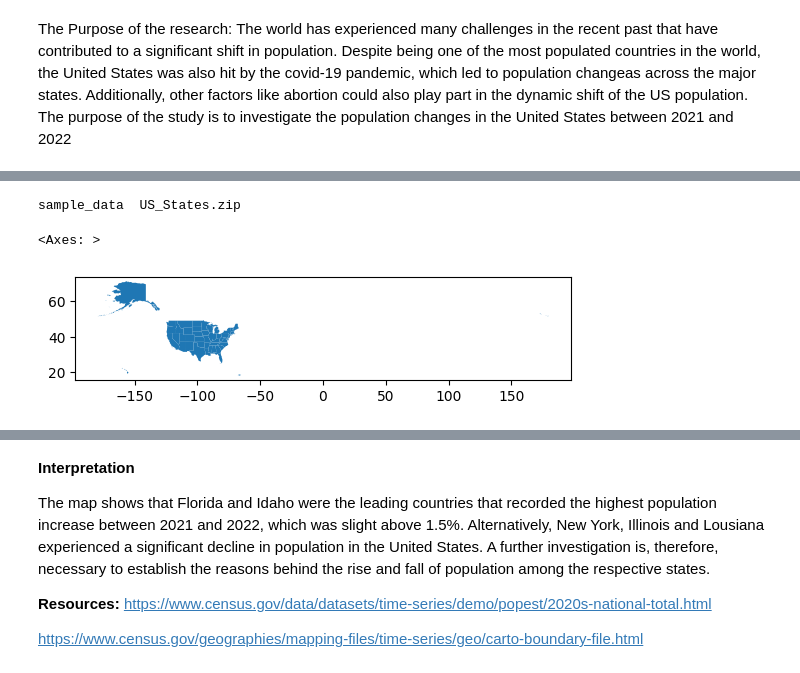
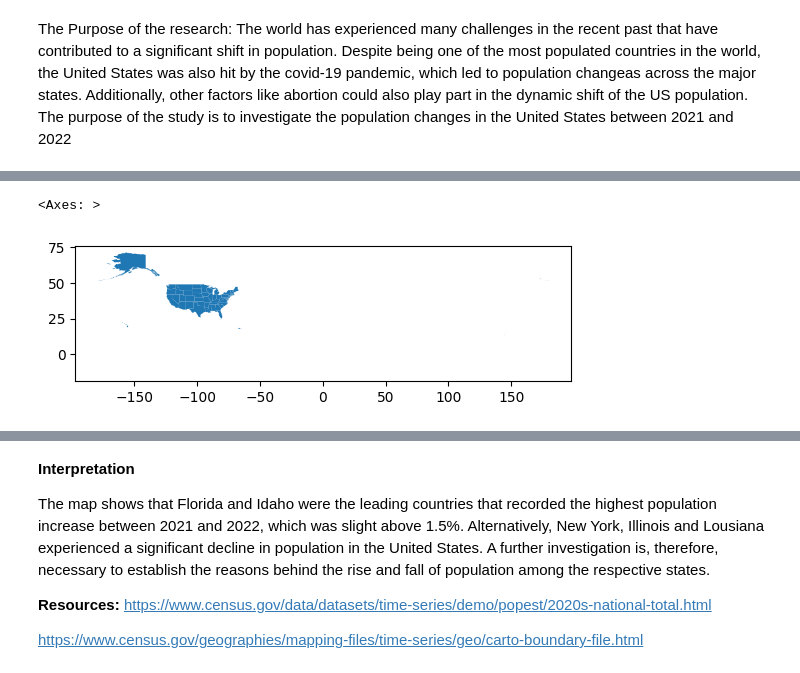
Before and after one commit to Brian13Noble/Geographical-Information-Systems-Projects, a Jupyter notebook: ps1.ipynb, the cells around one changed output, grey strips where cells are left out. Drawn from its saved outputs; the diff is of its cells as text; code cells hidden in the pictures.

```diff
--- a/ps1.ipynb
+++ b/ps1.ipynb
@@ -42,12 +36,11 @@ Successfully installed mapclassify-2.6.1
 # %%
 #Mapping the area of interest
-! wget -q -O US_States.zip 'https://www2.census.gov/geo/tiger/GENZ2018/shp/cb_2018_us_state_20m.zip' #aok: error: was nj_counties
-!ls
+! wget -q -O US_States.zip https://docs.google.com/uc?id=1ojvhRXBzkGqRcXeOWC4FubIWMQVTQ6-0&export=download
+
 zip_ref = zipfile.ZipFile('US_States.zip', 'r'); zip_ref.extractall(); zip_ref.close() #just unzipping
-US_States=gpd.read_file('/content/cb_2018_us_state_20m.shp') #load the shapefile with gpd as United_States
+US_States=gpd.read_file('cb_2018_us_state_5m.shp') #load the shapefile with gpd as US_States
 #Make the map
 US_States.plot()
 # %% [output]
-sample_data  US_States.zip
+<Axes: >
-<Axes: >
-[figure, old version]
+[figure, new version]
```
Also changed, not shown: parts of 18 cells of this notebook.
